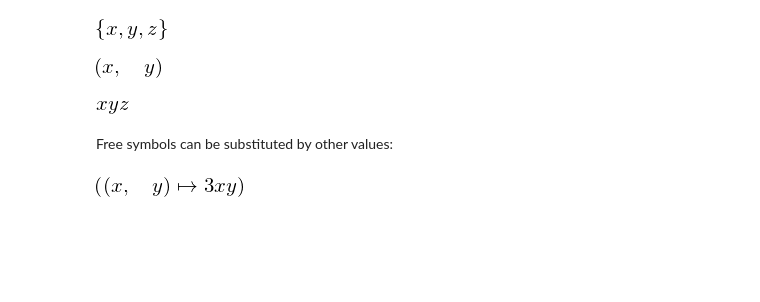
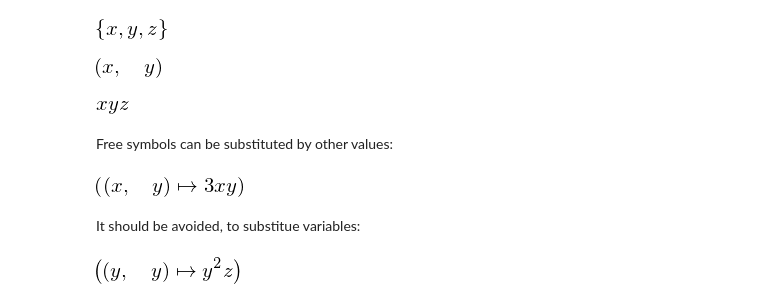
Before and after one commit to wolfgang-302/fun-expr, a Jupyter notebook: docs/01-basic_use.ipynb, the cells around one changed output. Saved outputs shown, nothing was run; the diff lists cells and outputs as text; code cells hidden in the pictures; blank space fills up the shorter version.

```diff
--- a/docs/01-basic_use.ipynb
+++ b/docs/01-basic_use.ipynb
@@ -186,3 +199,9 @@ Free symbols can be substituted by other values:
 f.subs(z,3)
 # %% [output]
 [figure]
+# %% [markdown]
+It should be avoided, to substitue variables:
+# %%
+f.subs(x,y)
+# %% [output]
+[figure, added]
```
Also changed, not shown: parts of 12 cells of this notebook, 4 other files.
